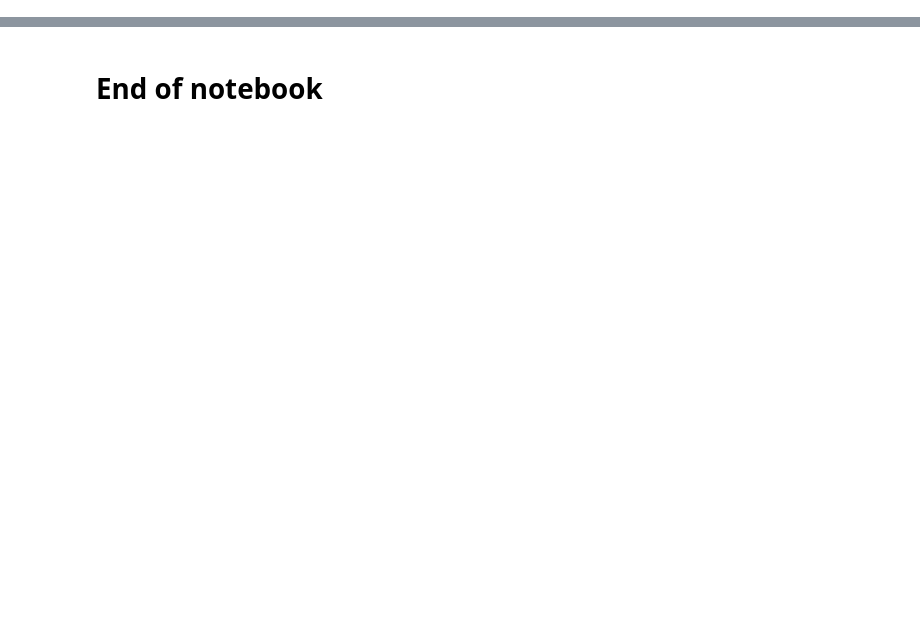
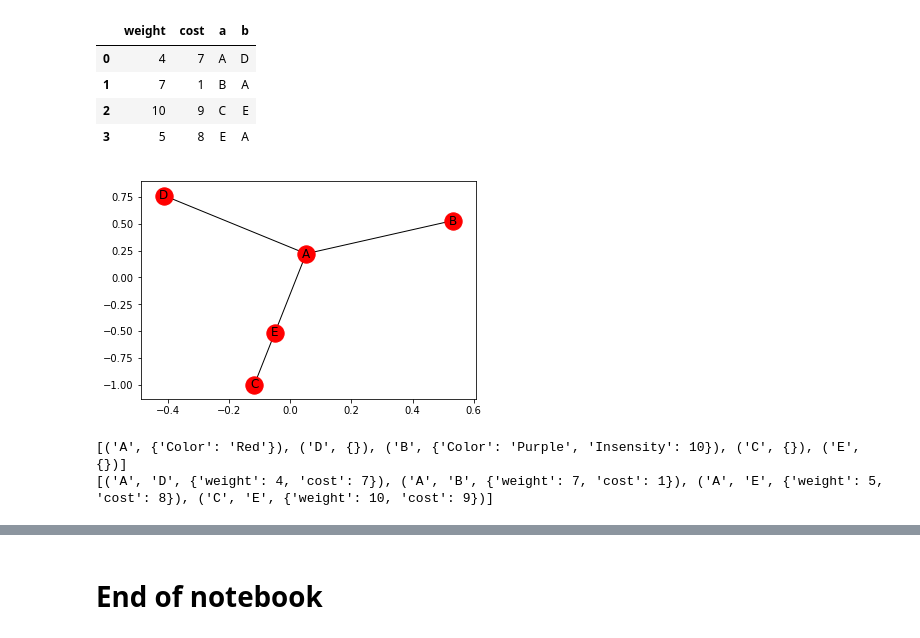
Before and after one commit to roitraining/PythonML, a Jupyter notebook: Ch09-GraphDatabases/Ch09-GraphDatabases.ipynb, the cells around one changed output, grey strips where cells are left out. Cells and saved outputs as stored; diff of their text form; code cells hidden in the pictures; blank space fills up the shorter version.

```diff
--- a/Ch09-GraphDatabases/Ch09-GraphDatabases.ipynb
+++ b/Ch09-GraphDatabases/Ch09-GraphDatabases.ipynb
@@ -33,18 +42,34 @@ G2 = nx.from_numpy_matrix(adj)
 nx.draw_networkx(G2)
 plt.show()
 # %%
-%matplotlib
+%matplotlib inline
 import numpy as np
 import pandas as pd
 rng = np.random.RandomState(seed=5)
 ints = rng.randint(1, 11, size=(4,2))
 a = ['A', 'B', 'C', 'E']
 b = ['D', 'A', 'E', 'A']
 df = pd.DataFrame(ints, columns=['weight', 'cost'])
 df['a'] = a
 df['b'] = b
-print (df[['weight', 'cost', 'a', 'b']])
+display (df[['weight', 'cost', 'a', 'b']])
 G3 = nx.from_pandas_edgelist(df, 'a', 'b', ['weight', 'cost'])
 nx.draw_networkx(G3)
 plt.show()
+# %% [output]
+|  | weight | cost | a | b |
+| 0 | 4 | 7 | A | D |
+| 1 | 7 | 1 | B | A |
+| 2 | 10 | 9 | C | E |
+| 3 | 5 | 8 | E | A |
+[figure, added]
+# %%
+G3.nodes['A']['Color'] = 'Red'
+G3.nodes['B']['Color'] = 'Purple'
+G3.nodes['B']['Insensity'] = 10
+print(G3.nodes(data=True))
+print(G3.edges(data=True))
+# %% [output]
+[('A', {'Color': 'Red'}), ('D', {}), ('B', {'Color': 'Purple', 'Insensity': 10}), ('C', {}), ('E', {})]
+[('A', 'D', {'weight': 4, 'cost': 7}), ('A', 'B', {'weight': 7, 'cost': 1}), ('A', 'E', {'weight': 5, 'cost': 8}), ('C', 'E', {'weight': 10, 'cost': 9})]
 # %%
```
Also changed, not shown: parts of 6 cells of this notebook.
